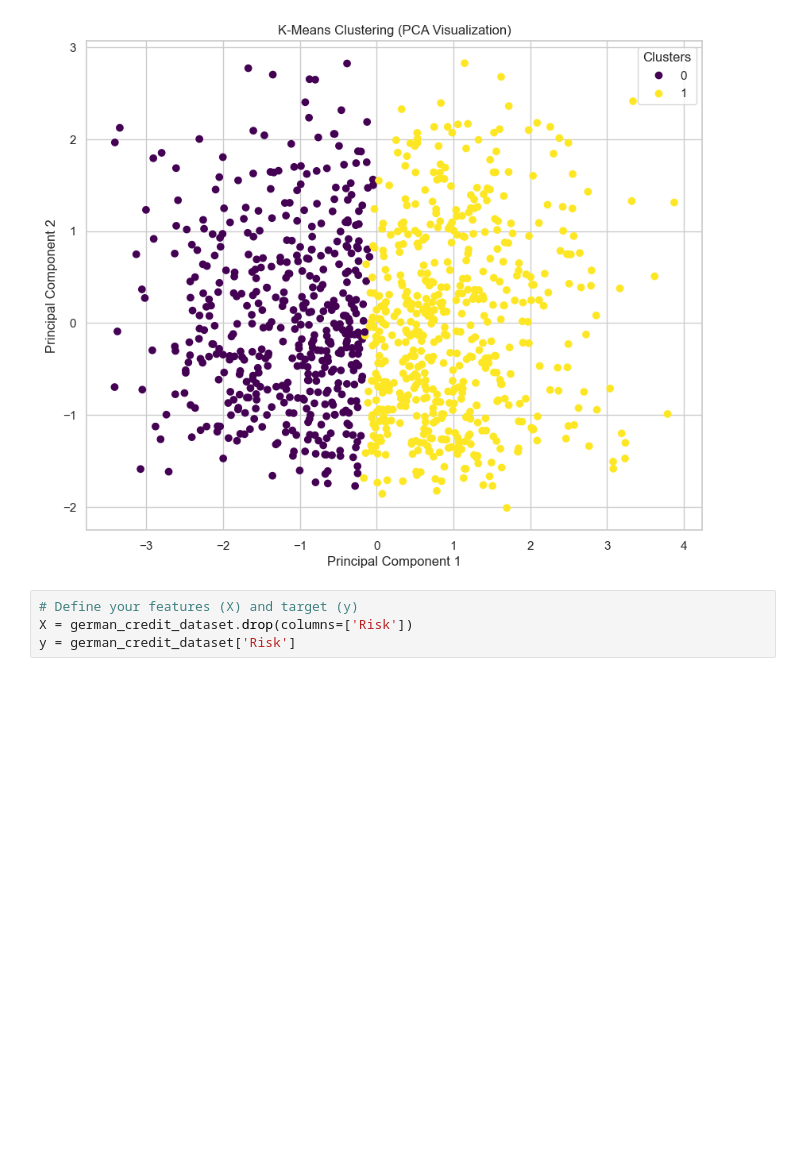
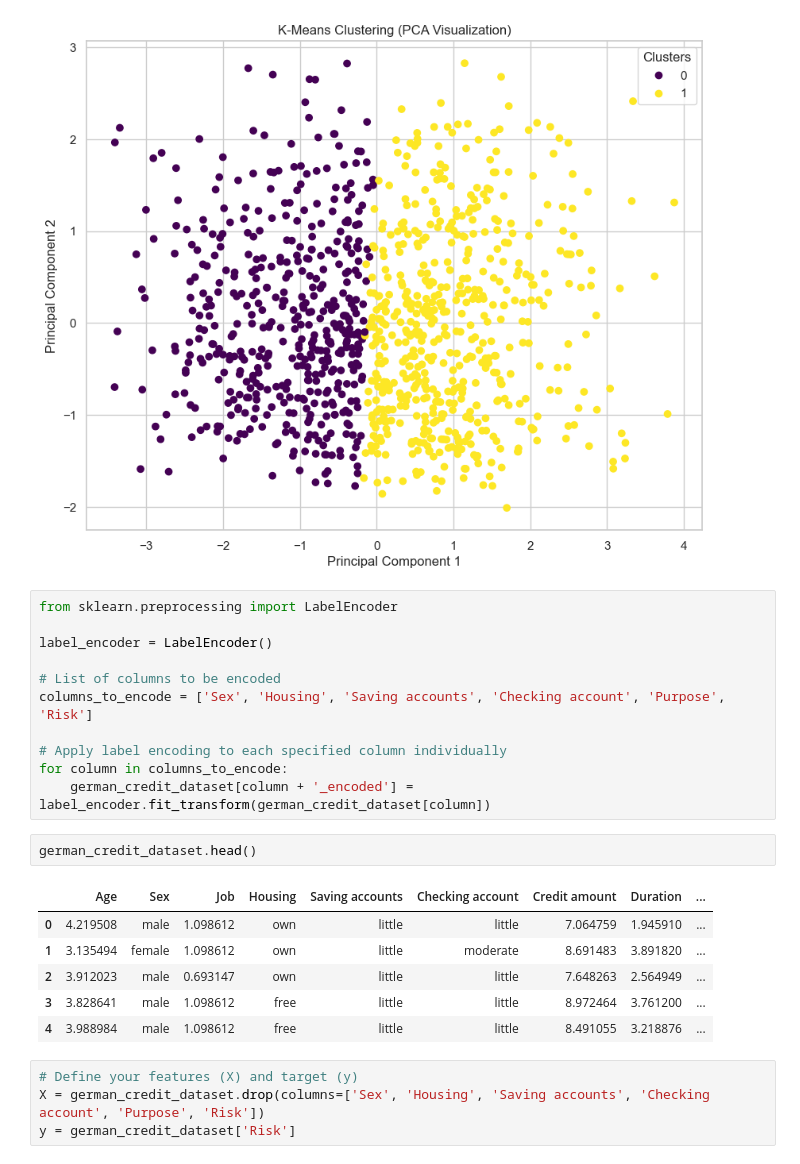
Before and after one commit to VaderSame/German-Credit-Analysis, a Jupyter notebook: Project3-200543129_Semal_Shastri.ipynb, the cells around one changed output. Saved outputs shown, nothing was run; the diff lists cells and outputs as text; blank space fills up the shorter version.

Commit message:
performed refcv after label encoding the data , not sure the accuracy score (get it checked)

```diff
--- a/Project3-200543129_Semal_Shastri.ipynb
+++ b/Project3-200543129_Semal_Shastri.ipynb
@@ -355,9 +355,29 @@ py.legend(*scatter.legend_elements(), title='Clusters')
 py.show()
 # %% [output]
 [figure]
+# %%
+from sklearn.preprocessing import LabelEncoder
+
+label_encoder = LabelEncoder()
+
+# List of columns to be encoded
+columns_to_encode = ['Sex', 'Housing', 'Saving accounts', 'Checking account', 'Purpose', 'Risk']
+
+# Apply label encoding to each specified column individually
+for column in columns_to_encode:
+    german_credit_dataset[column + '_encoded'] = label_encoder.fit_transform(german_credit_dataset[column])
+# %%
+german_credit_dataset.head()
+# %% [output]
+|  | Age | Sex | Job | Housing | Saving accounts | Checking account | Credit amount | Duration | ... |
+| 0 | 4.219508 | male | 1.098612 | own | little | little | 7.064759 | 1.945910 | ... |
+| 1 | 3.135494 | female | 1.098612 | own | little | moderate | 8.691483 | 3.891820 | ... |
+| 2 | 3.912023 | male | 0.693147 | own | little | little | 7.648263 | 2.564949 | ... |
+| 3 | 3.828641 | male | 1.098612 | free | little | little | 8.972464 | 3.761200 | ... |
+| 4 | 3.988984 | male | 1.098612 | free | little | little | 8.491055 | 3.218876 | ... |
 # %%
 # Define your features (X) and target (y)
-X = german_credit_dataset.drop(columns=['Risk'])
+X = german_credit_dataset.drop(columns=['Sex', 'Housing', 'Saving accounts', 'Checking account', 'Purpose', 'Risk'])
 y = german_credit_dataset['Risk']
 # %%
 # RandomForestClassifier as estimator
```
Also changed, not shown: parts of 3 cells of this notebook.
